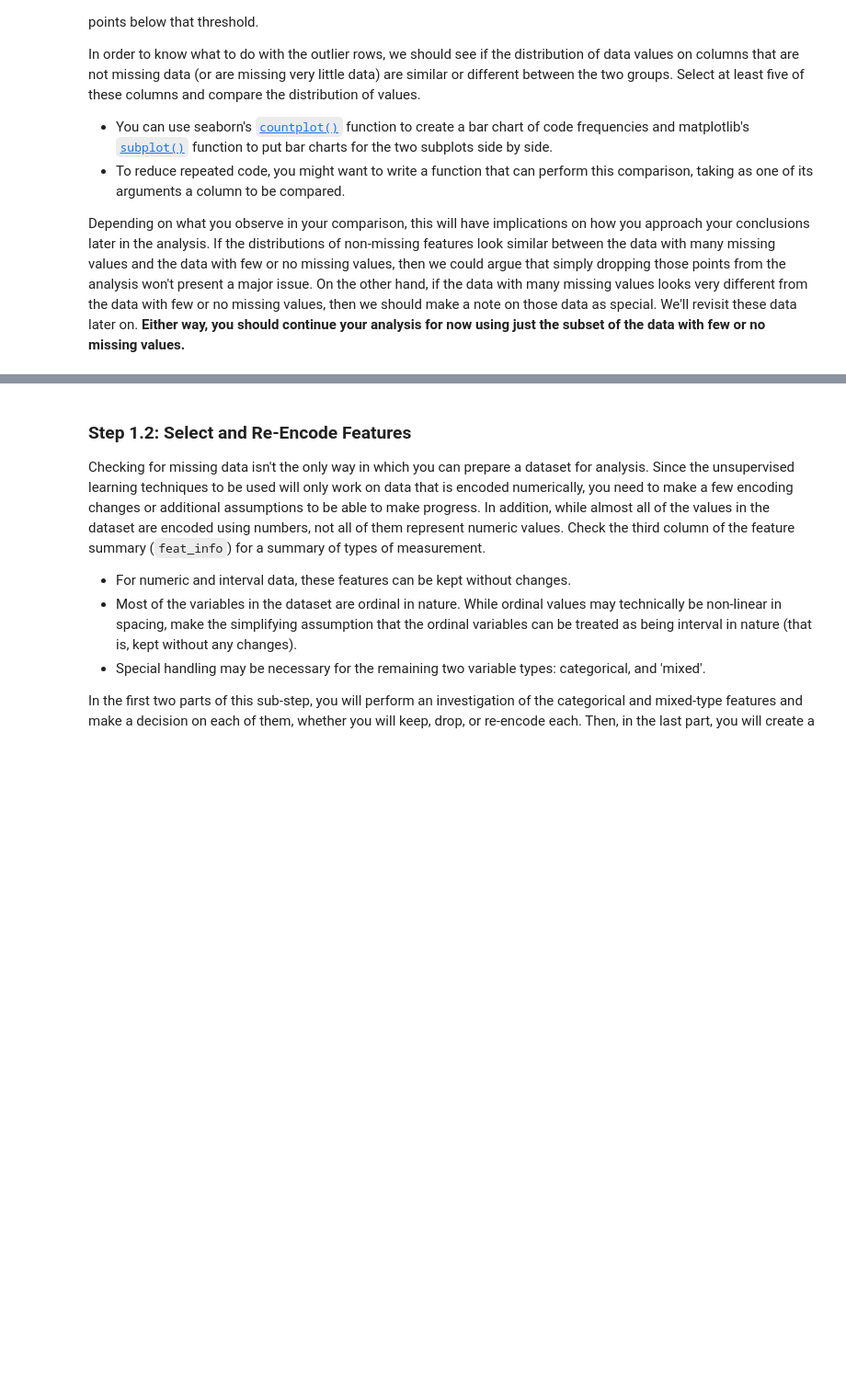
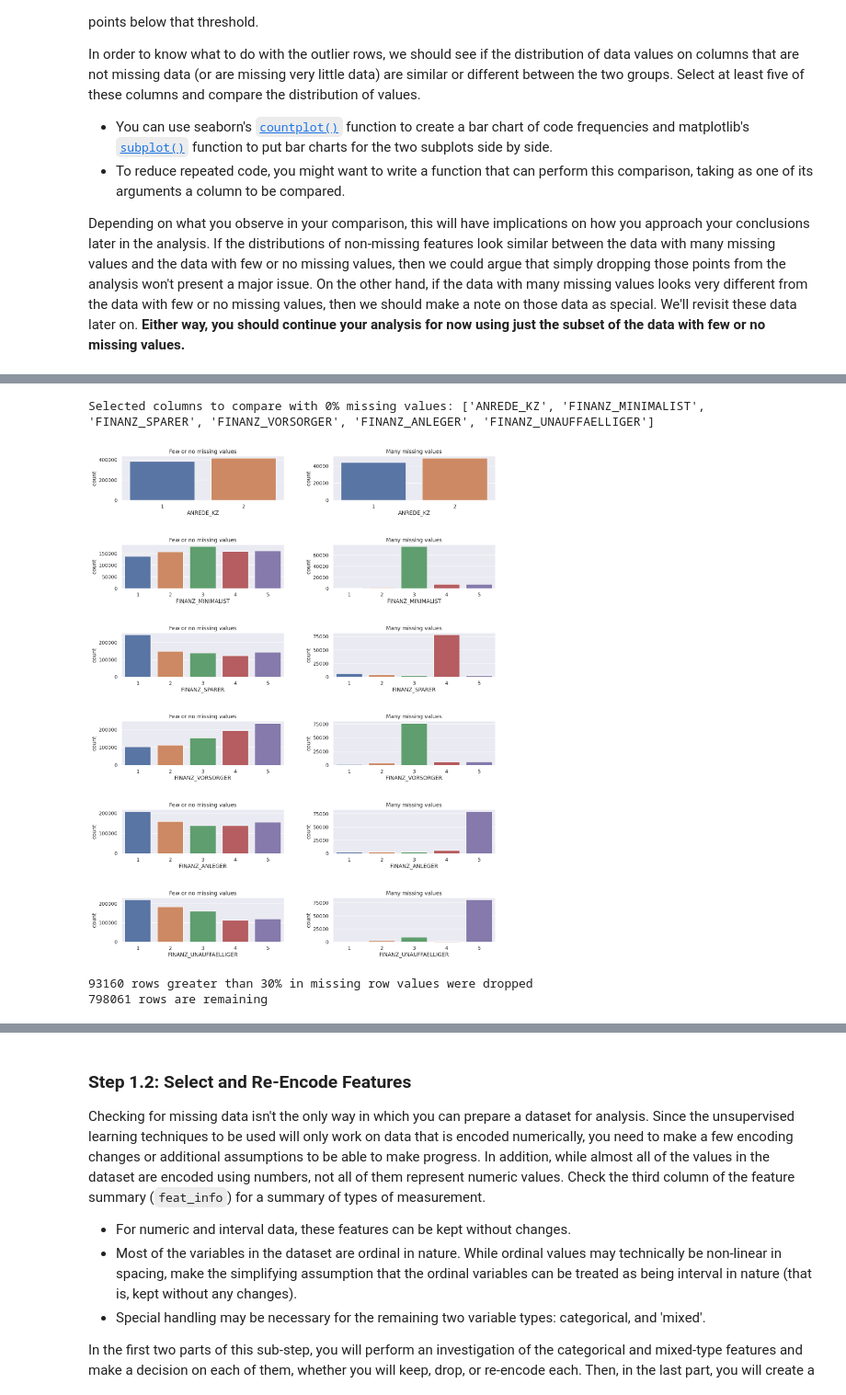
Before and after one commit to evelthon/Intro-to-Machine-Learning-with-Pytorch, a Jupyter notebook: projects/p3_Identify-Customer-Segments/Identify_Customer_Segments.ipynb, the cells around one changed output, grey strips where cells are left out. Shown at 92% size. Drawn from its saved outputs; the diff is of its cells as text; code cells hidden in the pictures; blank space fills up the shorter version.

```diff
--- a/projects/p3_Identify-Customer-Segments/Identify_Customer_Segments.ipynb
+++ b/projects/p3_Identify-Customer-Segments/Identify_Customer_Segments.ipynb
@@ -238,0 +282,34 @@ Depending on what you observe in your comparison, this will have implications on
+# %%
+# Compare the distribution of values for at least five columns where there are
+# no or few missing values, between the two subsets.
+
+percent_missing_per_column =(azdias.isnull().sum()/len(azdias))*100
+# print(percent_missing_per_column)
+columns_missing_zero_percent = percent_missing_per_column[percent_missing_per_column==0].index.tolist()
+compare_columns = columns_missing_zero_percent[:6]
+
+print(f'Selected columns to compare with 0% missing values: {compare_columns}')
+
+
+
+figure, axs = plt.subplots(nrows=len(compare_columns), ncols=2, figsize = (15,20))
+figure.subplots_adjust(hspace = 1, wspace=0.3)
+for i in range(len(compare_columns)):
+    sns.set_theme(style="darkgrid")
+    sns.countplot(x=azdias_lt_3[compare_columns[i]], ax=axs[i][0])
+    axs[i][0].set_title('Few or no missing values')
+    sns.countplot(x=azdias_mt_3[compare_columns[i]], ax=axs[i][1])
+    axs[i][1].set_title('Many missing values')
+# %% [output]
+Selected columns to compare with 0% missing values: ['ANREDE_KZ', 'FINANZ_MINIMALIST', 'FINANZ_SPARER', 'FINANZ_VORSORGER', 'FINANZ_ANLEGER', 'FINANZ_UNAUFFAELLIGER']
+[figure, added]
+# %%
+# drop rows with high missing values
+azdias_cleaned2 = azdias_cleaned[~azdias_cleaned.index.isin(missing_above_30.index)]
+azdias_cleaned2.head()
+
+print(f'{len(missing_above_30)} rows greater than 30% in missing row values were dropped')
+print(f'{azdias_cleaned2.shape[0]} rows are remaining')
+# %% [output]
+93160 rows greater than 30% in missing row values were dropped
+798061 rows are remaining
```
Also changed, not shown: parts of 12 cells of this notebook.
